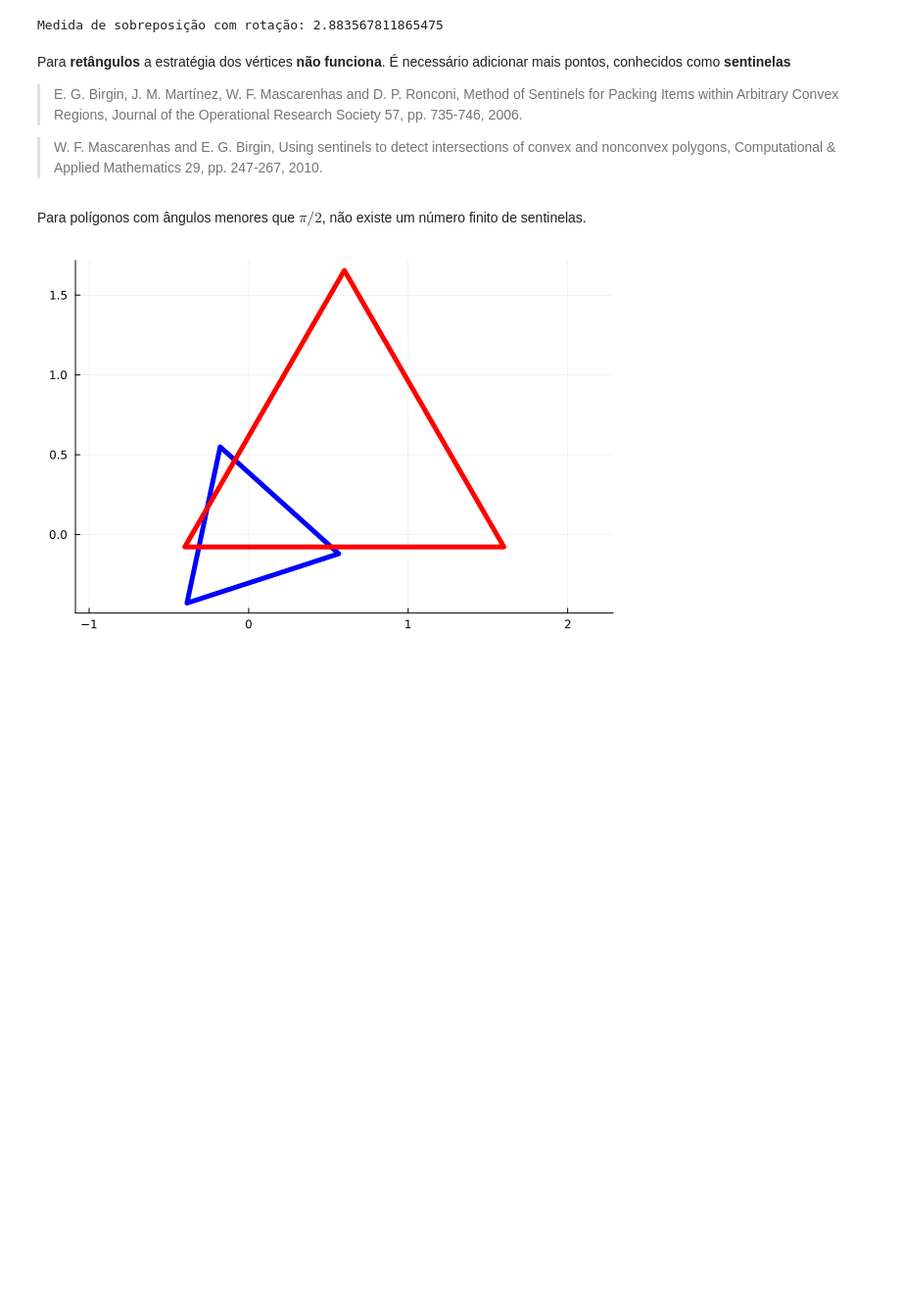
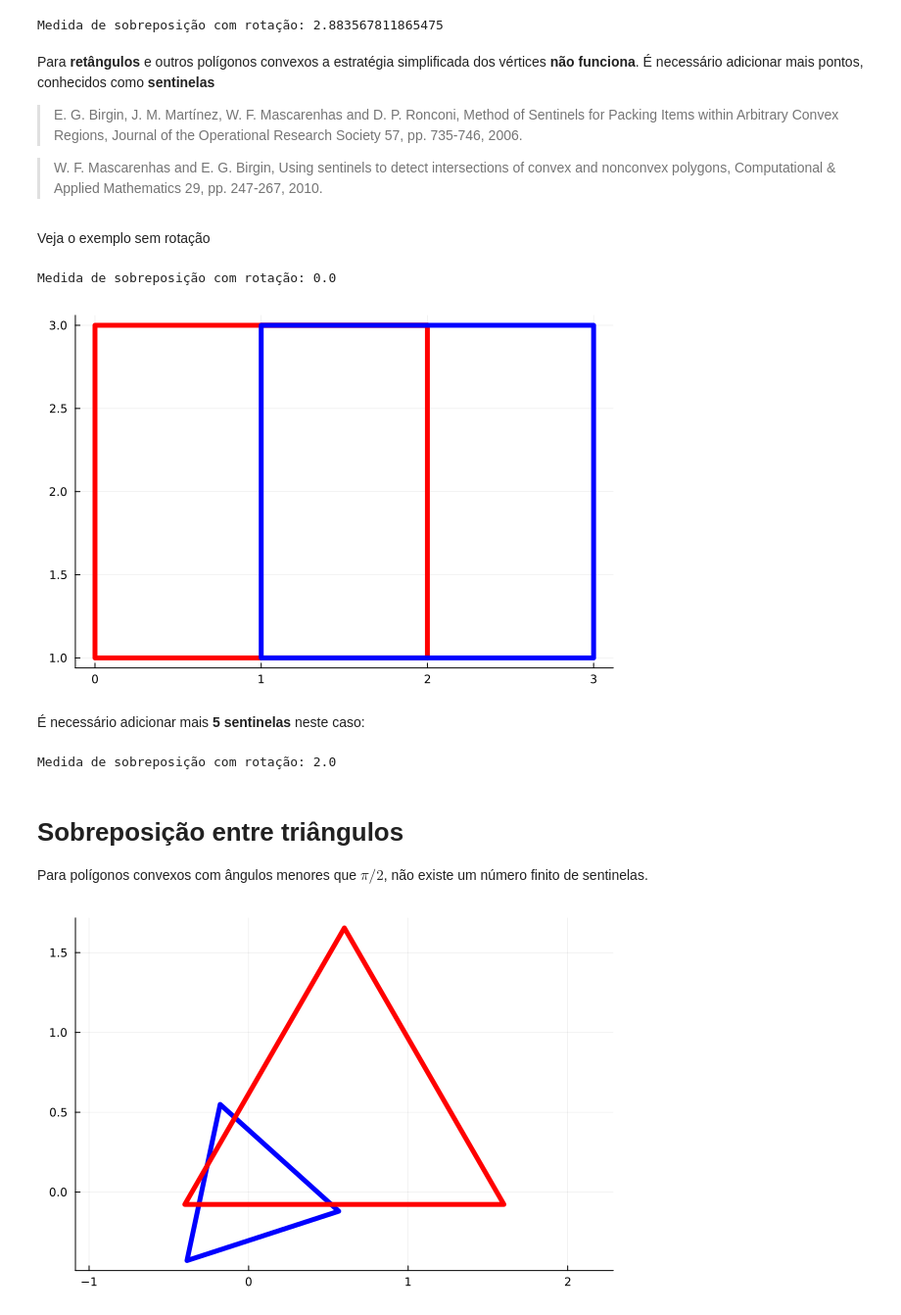
Before and after one commit to fsobral/minicurso-empacotamento, a Jupyter notebook: modelando-empacotamentos.ipynb, the cells around one changed output. Shown: that part at 98% size. Saved outputs shown, nothing was run; the diff lists cells and outputs as text; code cells hidden in the pictures; blank space fills up the shorter version.

```diff
--- a/modelando-empacotamentos.ipynb
+++ b/modelando-empacotamentos.ipynb
@@ -140,10 +171,10 @@ plot!(quadrado(v2, l2), c=false, lc=:blue, lw=5, label=false, aspect_ratio=true)
 
 Quando ocorre rotação, a medida simplificada de sobreposição pode não ser correta.
 # %%
-v1 = [1, 0]
+bq1 = [1, 0]
 l1 = 2
 θ1 = π / 4
 
-v2 = [2, 2]
+bq2 = [2, 2]
 l2 = 3
-θ2 = π / 2
+θ2 = π / 2;
@@ -191,8 +213,34 @@ println("Medida de sobreposição com rotação: $overlap3")
 # %% [output]
 Medida de sobreposição com rotação: 2.883567811865475
 # %% [markdown]
-Para **retângulos** a estratégia dos vértices **não funciona**. É necessário adicionar mais pontos, conhecidos como **sentinelas**
+Para **retângulos** e outros polígonos convexos a estratégia simplificada dos vértices **não funciona**. É necessário adicionar mais pontos, conhecidos como **sentinelas**
 
 > E. G. Birgin, J. M. Martínez, W. F. Mascarenhas and D. P. Ronconi, Method of Sentinels for Packing Items within Arbitrary Convex Regions, Journal of the Operational Research Society 57, pp. 735-746, 2006.
 
 > W. F. Mascarenhas and E. G. Birgin, Using sentinels to detect intersections of convex and nonconvex polygons, Computational & Applied Mathematics 29, pp. 247-267, 2010.
+# %% [markdown]
+Veja o exemplo sem rotação
+# %%
+bq1 = [1, 2]
+l1 = 2
+θ1 = 0
+
+v2 = [2, 2]
+l2 = 2
+θ2 = 0
+
+overlap3 = sum(medida_dentro_quad([0,0], l1, rotaciona_desloca_inv(bq1, θ1, rotaciona_desloca(bq2, θ2, p)))
+               for p in q_base(l2)) +
+           sum(medida_dentro_quad([0,0], l2, rotaciona_desloca_inv(bq2, θ2, rotaciona_desloca(bq1, θ1, p)))
+               for p in q_base(l1))
+
+println("Medida de sobreposição com rotação: $overlap3")
+# %% [output]
+Medida de sobreposição com rotação: 0.0
+# %%
+plot(quadrado(bq1, l1, θ1), c=false, lc=:red, lw=5, label=false, aspect_ratio=true)
+plot!(quadrado(bq2, l2, θ2), c=false, lc=:blue, lw=5, label=false, aspect_ratio=true)
+# %% [output]
+[figure, added]
+# %% [markdown]
+É necessário adicionar mais **5 sentinelas** neste caso:
@@ -199,5 +250,16 @@ Para **retângulos** a estratégia dos vértices **não funciona**. É necessár
+# %%
+overlap3 = sum(medida_dentro_quad([0,0], l1, rotaciona_desloca_inv(bq1, θ1, rotaciona_desloca(bq2, θ2, p)))
+               for p in sentinelas_quadrado_base(l2)) +
+           sum(medida_dentro_quad([0,0], l2, rotaciona_desloca_inv(bq2, θ2, rotaciona_desloca(bq1, θ1, p)))
+               for p in sentinelas_quadrado_base(l1))
+
+println("Medida de sobreposição com rotação: $overlap3")
+# %% [output]
+Medida de sobreposição com rotação: 2.0
 # %% [markdown]
-Para polígonos com ângulos menores que $\pi / 2$, não existe um número finito de sentinelas.
+# Sobreposição entre triângulos
+
+Para polígonos convexos com ângulos menores que $\pi / 2$, não existe um número finito de sentinelas.
 # %%
 bc1 = [0, 0]
 l1  = 1.0
```
Also changed, not shown: parts of 54 cells of this notebook, 1 other file.
